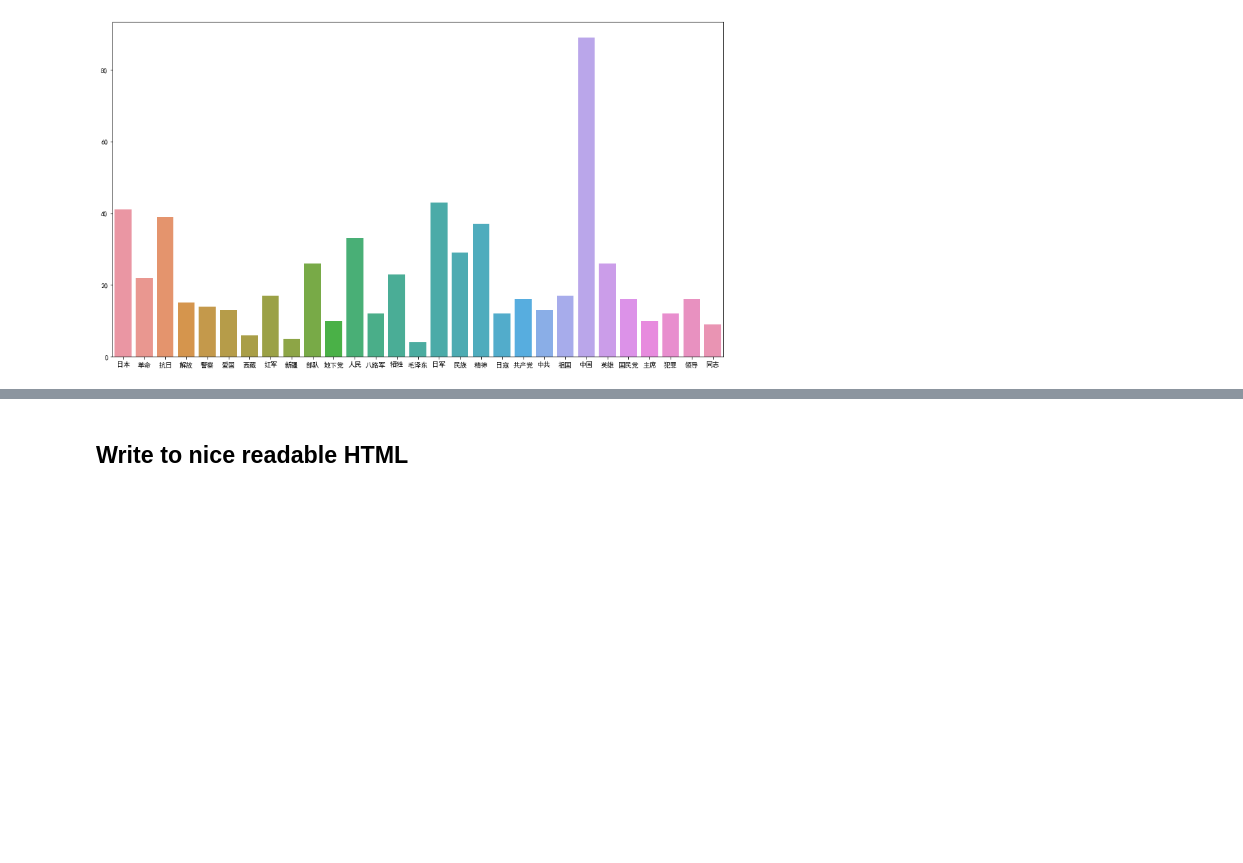
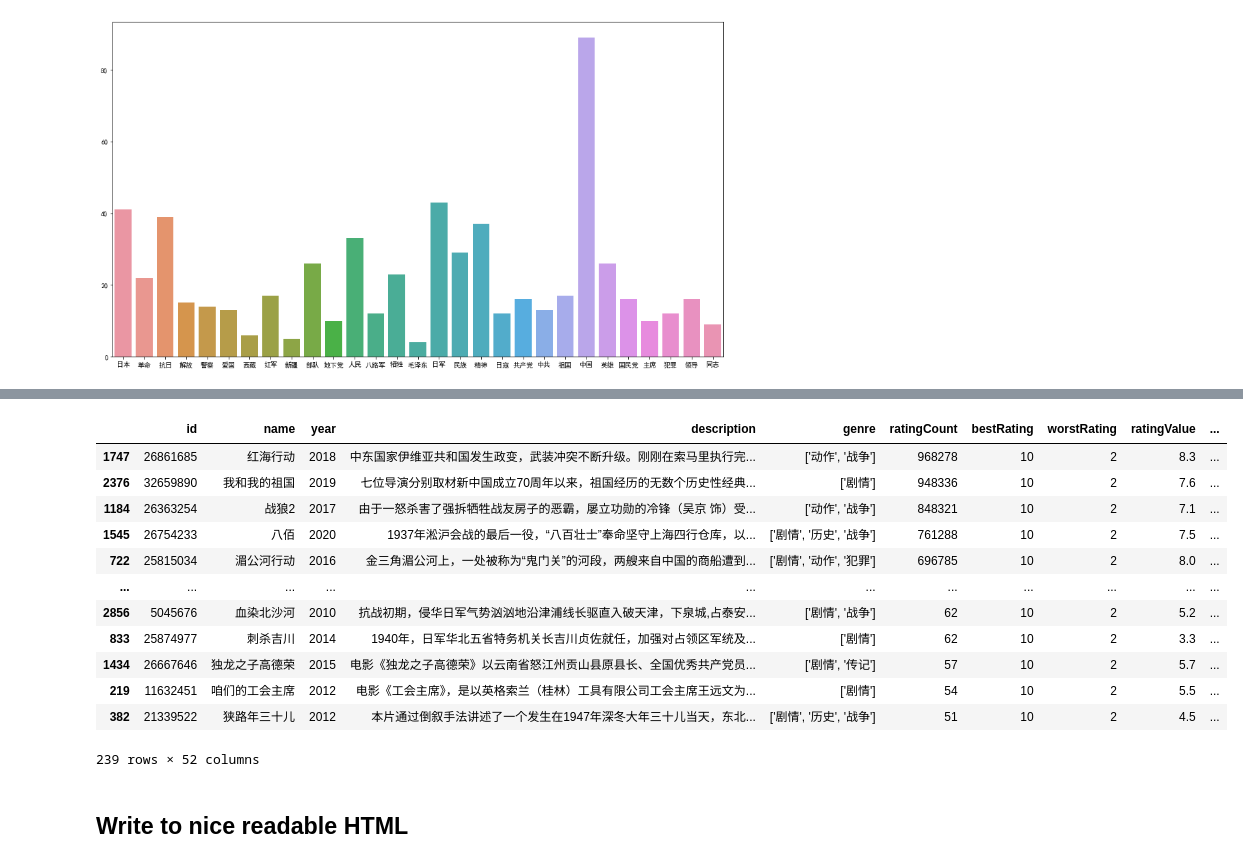
Before and after one commit to contrasting/jingo, a Jupyter notebook: 05b Exploring Propaganda.ipynb, the cells around one changed output, grey strips where cells are left out. Saved outputs shown, nothing was run; the diff lists cells and outputs as text; code cells hidden in the pictures; blank space fills up the shorter version.

```diff
--- a/05b Exploring Propaganda.ipynb
+++ b/05b Exploring Propaganda.ipynb
@@ -139,3 +174,19 @@ sns.barplot(x=keyword_freq.index, y=keyword_freq)
+# %%
+propaganda.sort_values("ratingCount", ascending=False)
+# %% [output]
+|  | id | name | year | description | genre | ratingCount | bestRating | worstRating | ratingValue | ... |
+| 1747 | 26861685 | 红海行动 | 2018 | 中东国家伊维亚共和国发生政变，武装冲突不断升级。刚刚在索马里执行完... | ['动作', '战争'] | 968278 | 10 | 2 | 8.3 | ... |
+| 2376 | 32659890 | 我和我的祖国 | 2019 | 七位导演分别取材新中国成立70周年以来，祖国经历的无数个历史性经典... | ['剧情'] | 948336 | 10 | 2 | 7.6 | ... |
+| 1184 | 26363254 | 战狼2 | 2017 | 由于一怒杀害了强拆牺牲战友房子的恶霸，屡立功勋的冷锋（吴京 饰）受... | ['动作', '战争'] | 848321 | 10 | 2 | 7.1 | ... |
+| 1545 | 26754233 | 八佰 | 2020 | 1937年淞沪会战的最后一役，“八百壮士”奉命坚守上海四行仓库，以... | ['剧情', '历史', '战争'] | 761288 | 10 | 2 | 7.5 | ... |
+| 722 | 25815034 | 湄公河行动 | 2016 | 金三角湄公河上，一处被称为“鬼门关”的河段，两艘来自中国的商船遭到... | ['剧情', '动作', '犯罪'] | 696785 | 10 | 2 | 8.0 | ... |
+| ... | ... | ... | ... | ... | ... | ... | ... | ... | ... | ... |
+| 2856 | 5045676 | 血染北沙河 | 2010 | 抗战初期，侵华日军气势汹汹地沿津浦线长驱直入破天津，下泉城,占泰安... | ['剧情', '战争'] | 62 | 10 | 2 | 5.2 | ... |
+| 833 | 25874977 | 刺杀吉川 | 2014 | 1940年，日军华北五省特务机关长吉川贞佐就任，加强对占领区军统及... | ['剧情'] | 62 | 10 | 2 | 3.3 | ... |
+| 1434 | 26667646 | 独龙之子高德荣 | 2015 | 电影《独龙之子高德荣》以云南省怒江州贡山县原县长、全国优秀共产党员... | ['剧情', '传记'] | 57 | 10 | 2 | 5.7 | ... |
+| 219 | 11632451 | 咱们的工会主席 | 2012 | 电影《工会主席》，是以英格索兰（桂林）工具有限公司工会主席王远文为... | ['剧情'] | 54 | 10 | 2 | 5.5 | ... |
+| 382 | 21339522 | 狭路年三十儿 | 2012 | 本片通过倒叙手法讲述了一个发生在1947年深冬大年三十儿当天，东北... | ['剧情', '历史', '战争'] | 51 | 10 | 2 | 4.5 | ... |
+239 rows × 52 columns
 # %% [markdown]
 ## Write to nice readable HTML
 # %%
```
Also changed, not shown: parts of 5 cells of this notebook, 1 other file.
